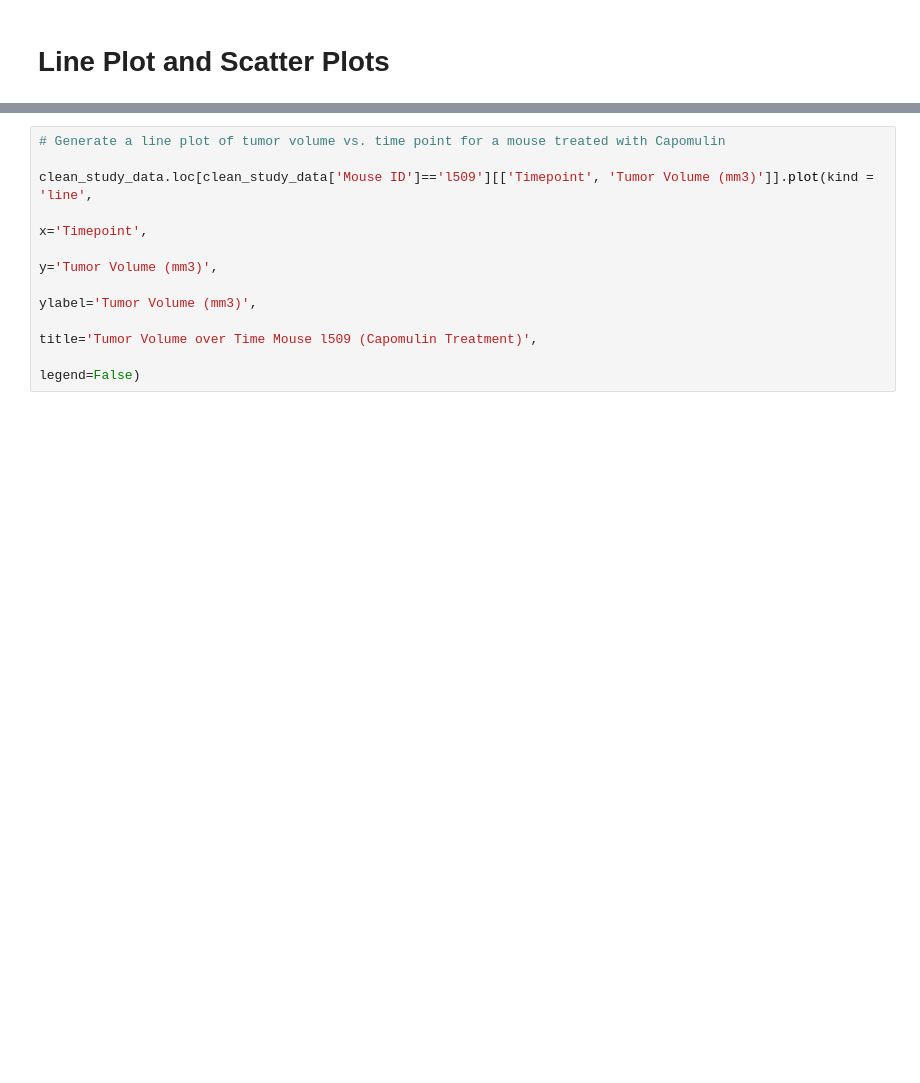
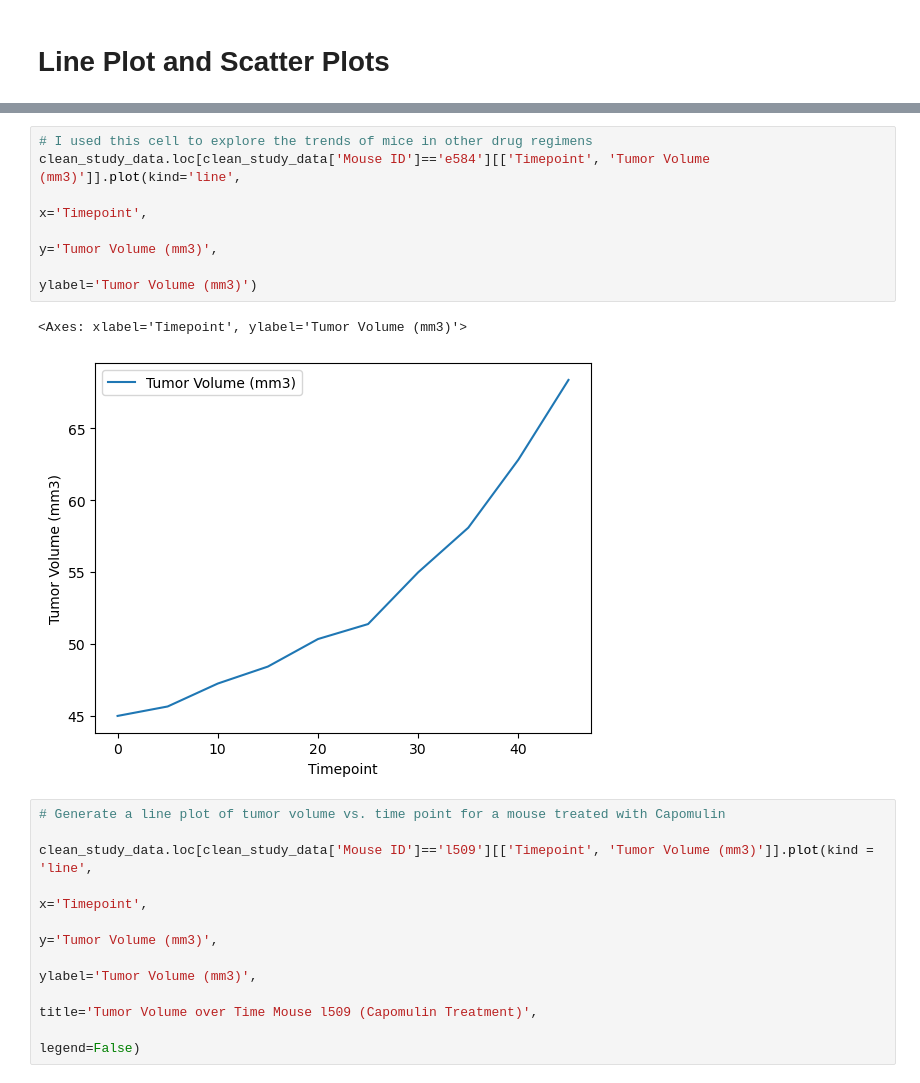
Before and after one commit to speersma/pymaceuticals-challenge, a Jupyter notebook: Pymaceuticals/pymaceuticals_analysis.ipynb, the cells around one changed output, grey strips where cells are left out. Cells and saved outputs as stored; diff of their text form; blank space fills up the shorter version.

```diff
--- a/Pymaceuticals/pymaceuticals_analysis.ipynb
+++ b/Pymaceuticals/pymaceuticals_analysis.ipynb
@@ -429,3 +465,12 @@ clean_study_data.loc[clean_study_data['Mouse ID']=='l509'][['Timepoint', 'Tumor
+# %%
+# I used this cell to explore the trends of mice in other drug regimens
+clean_study_data.loc[clean_study_data['Mouse ID']=='e584'][['Timepoint', 'Tumor Volume (mm3)']].plot(kind='line',
+                                                                                                     x='Timepoint',
+                                                                                                     y='Tumor Volume (mm3)',
+                                                                                                     ylabel='Tumor Volume (mm3)')
+# %% [output]
+<Axes: xlabel='Timepoint', ylabel='Tumor Volume (mm3)'>
+[figure, added]
 # %%
 # Generate a line plot of tumor volume vs. time point for a mouse treated with Capomulin
 
```
Also changed, not shown: parts of 17 cells of this notebook.
